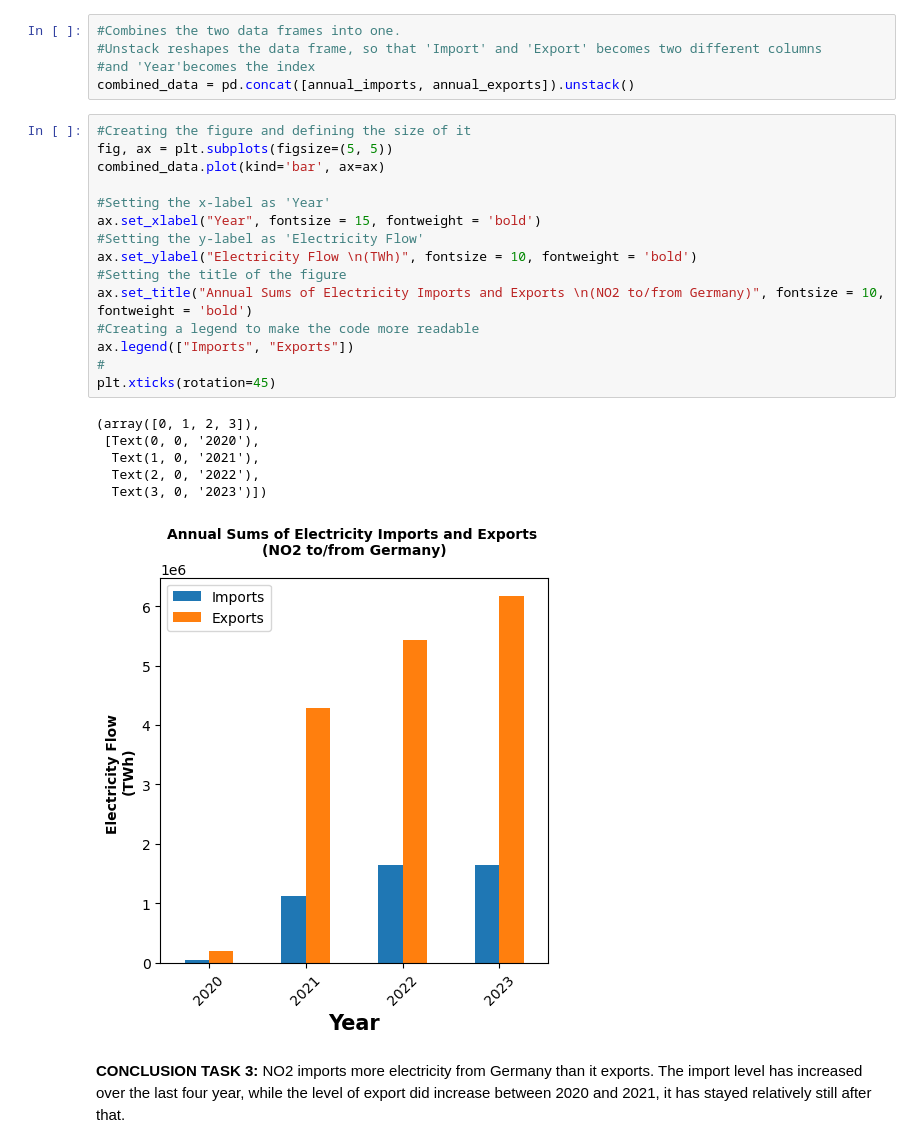
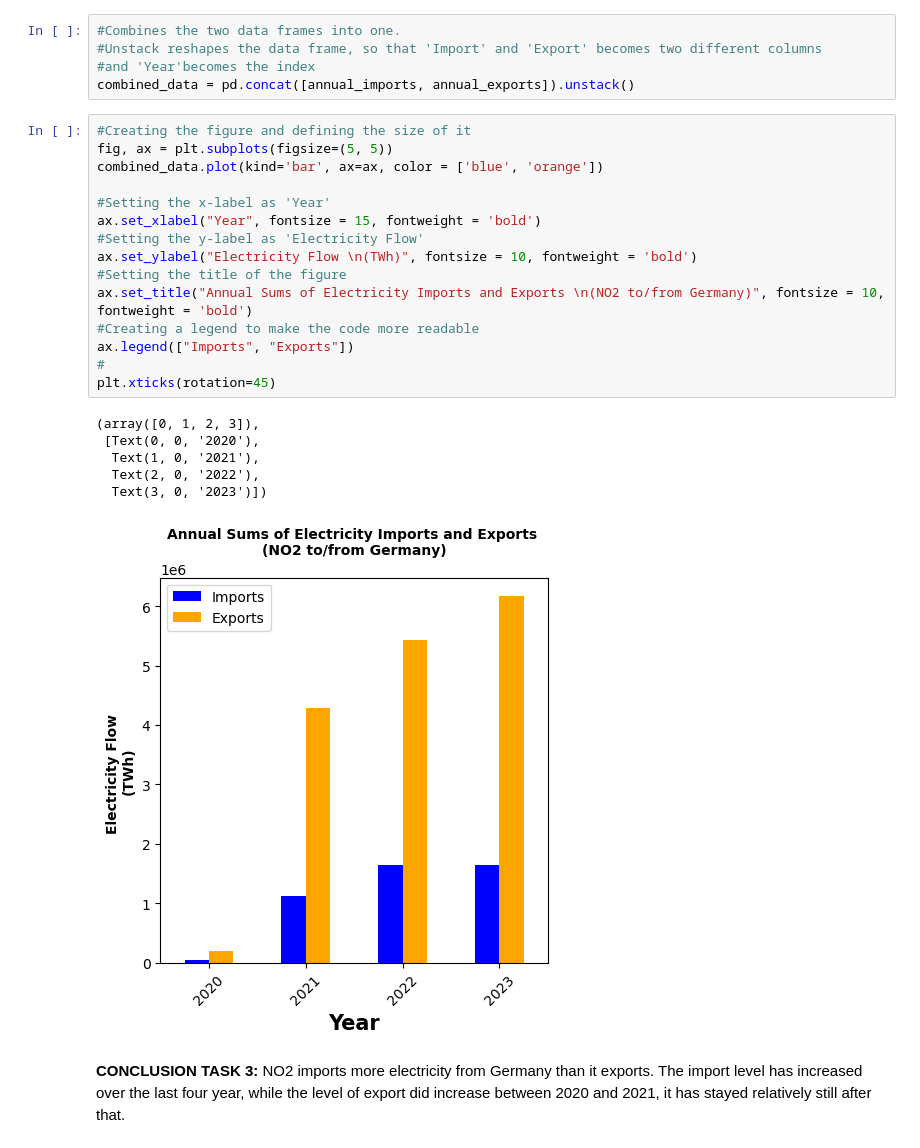
Before and after one commit to JoggiLJ/TECH_2_TERMPAPER, a Jupyter notebook: task.ipynb, the cells around one changed output. Saved outputs shown, nothing was run; the diff lists cells and outputs as text.

```diff
--- a/task.ipynb
+++ b/task.ipynb
@@ -180,25 +180,25 @@ combined_data = pd.concat([annual_imports, annual_exports]).unstack()
 # %%
 #Creating the figure and defining the size of it
 fig, ax = plt.subplots(figsize=(5, 5))
-combined_data.plot(kind='bar', ax=ax)
+combined_data.plot(kind='bar', ax=ax, color = ['blue', 'orange'])
 
 #Setting the x-label as 'Year'
 ax.set_xlabel("Year", fontsize = 15, fontweight = 'bold')
 #Setting the y-label as 'Electricity Flow'
 ax.set_ylabel("Electricity Flow \n(TWh)", fontsize = 10, fontweight = 'bold')
 #Setting the title of the figure
 ax.set_title("Annual Sums of Electricity Imports and Exports \n(NO2 to/from Germany)", fontsize = 10, fontweight = 'bold')
 #Creating a legend to make the code more readable
 ax.legend(["Imports", "Exports"])
 #
 plt.xticks(rotation=45)
 # %% [output]
 (array([0, 1, 2, 3]),
  [Text(0, 0, '2020'),
   Text(1, 0, '2021'),
   Text(2, 0, '2022'),
   Text(3, 0, '2023')])
-[figure, old version]
+[figure, new version]
 # %% [markdown]
 **CONCLUSION TASK 3:** NO2 imports more electricity from Germany than it exports. The import level has increased over the last four year, while the level of export did increase between 2020 and 2021, it has stayed relatively still after that.
 # %% [markdown]
```
Also changed, not shown: parts of 3 cells of this notebook.
